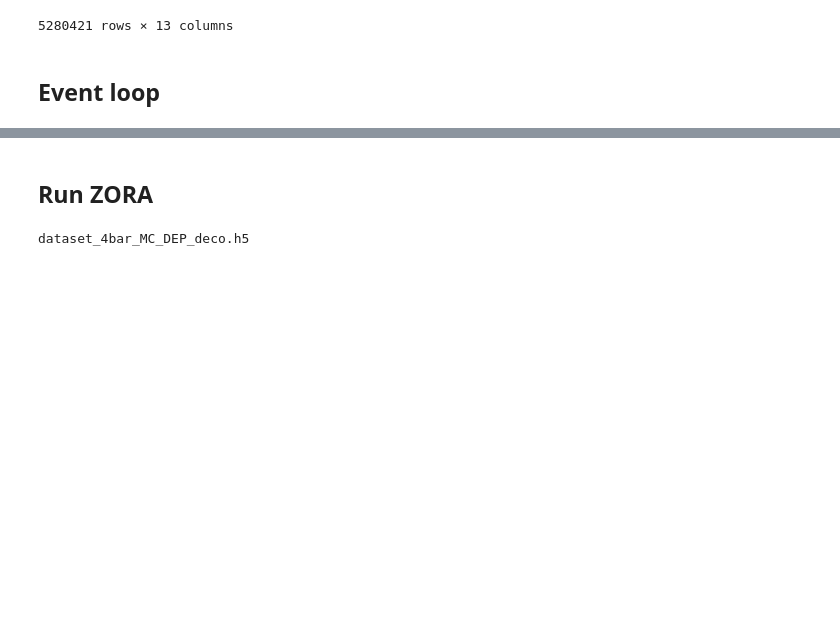
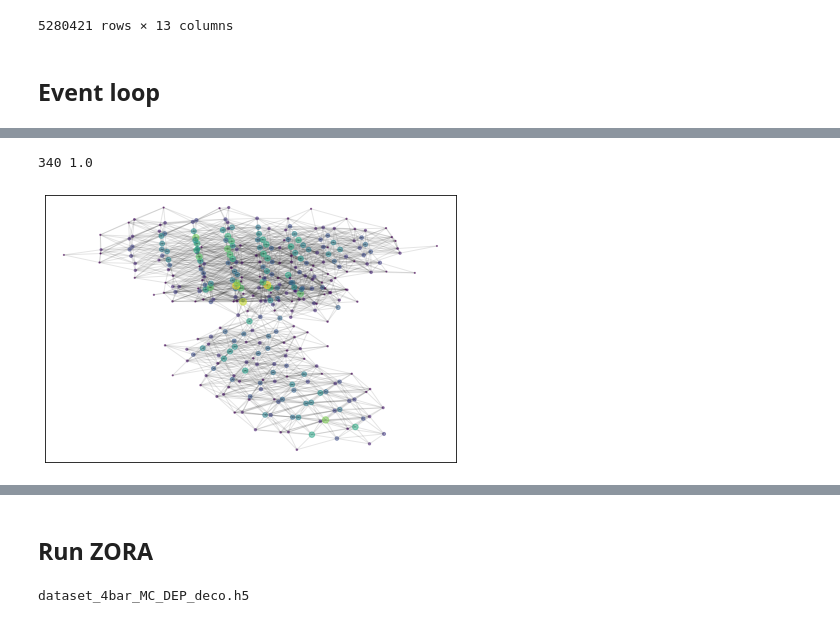
Before and after one commit to jahernando/nextana, a Jupyter notebook: NB/topo/zora.ipynb, the cells around one changed output, grey strips where cells are left out. Cells and saved outputs as stored; diff of their text form; code cells hidden in the pictures; blank space fills up the shorter version.

```diff
--- a/NB/topo/zora.ipynb
+++ b/NB/topo/zora.ipynb
@@ -120,0 +128,8 @@ zevt['summary'].head()
+# %%
+ename = 'energy'
+g = graphfun.convert_to_graph_direct(evt, bin_info, ename)
+print(len(g.nodes()), graphfun.graph_energy(g))
+graphfun.display_graph(g)
+# %% [output]
+340 1.0
+[figure, added]
```
Also changed, not shown: parts of 33 cells of this notebook, 3 other files.
